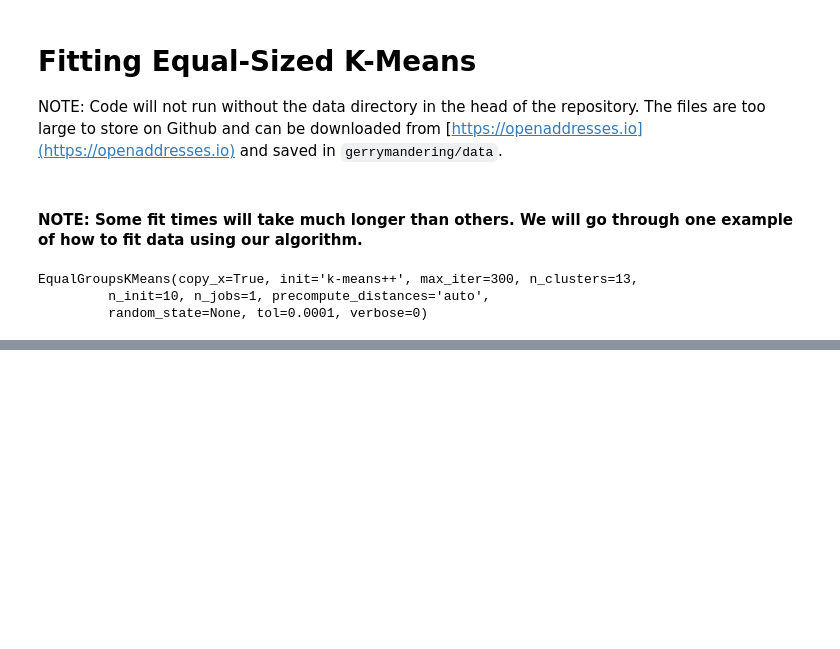
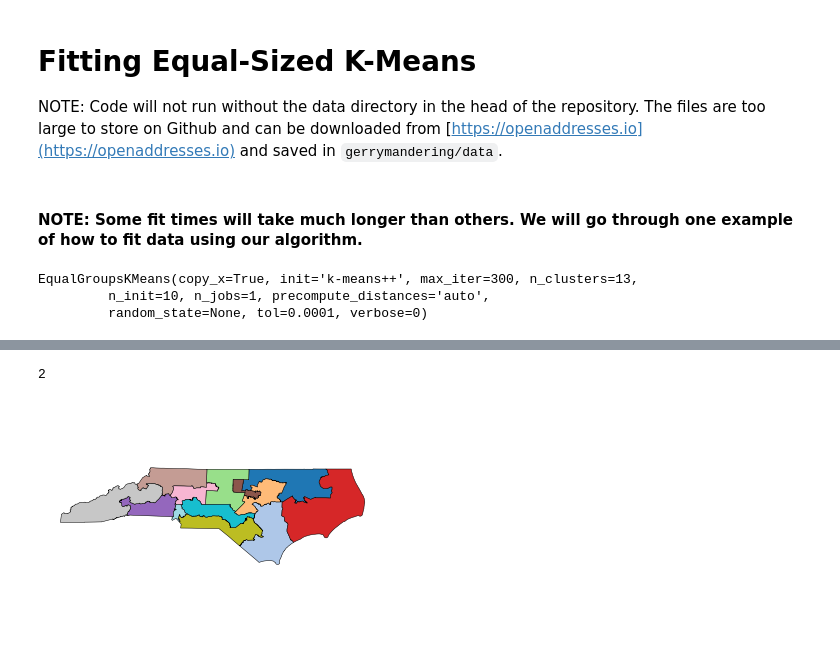
Before and after one commit to indiana-nikel/gerrymandering, a Jupyter notebook: src/python/fit_states.ipynb, the cells around one changed output, grey strips where cells are left out. Drawn from its saved outputs; the diff is of its cells as text; code cells hidden in the pictures; blank space fills up the shorter version.

Commit message:
Update dash layout

```diff
--- a/src/python/fit_states.ipynb
+++ b/src/python/fit_states.ipynb
@@ -27,7 +28,7 @@ import plotly.express as px
 from tqdm.notebook import tqdm
 # %%
 # Read in summary data
-df_state_info = pd.read_csv("../../dash/state_summary.csv")
+df_state_info = pd.read_csv("../../dash/state_summary.csv", dtype={"fips": str})
 # %%
 # Consolidate address files (if separated)
 ## Set static variables
@@ -57,6 +58,7 @@ for i in tqdm(df_state_info["state_abbrev"].str.lower()):
 # Define the state we are fitting as well as the number of congressional seats
 state = "nc"
 seats = df_state_info[df_state_info["state_abbrev"].str.lower() == state]["seats"].iloc[0]
+fips = df_state_info[df_state_info["state_abbrev"].str.lower() == state]["fips"].iloc[0]
 # %%
 # Read in addresses from the state
 df_state = pd.read_csv(root_directory + "/data/" + state + ".csv", low_memory=False)
@@ -103,0 +86,4 @@ X_plot.to_csv("../../usa/ar/clustered.csv")
+# %%
+45 // 20
+# %% [output]
+2
@@ -103,0 +93,29 @@ X_plot.to_csv("../../usa/ar/clustered.csv")
+# %%
+# Read in shapefiles
+## Congressional districts shapefile
+df_shp_base = gpd.read_file("../../shapefile/congressional_districts/tl_2019_us_cd116.shp")
+base_districts = df_shp_base[df_shp_base["STATEFP"] == fips]["geometry"]
+## State boundaries shapefile
+df_shp = gpd.read_file("../../shapefile/states/tl_2019_us_state.shp")
+base_state = df_shp[df_shp["STUSPS"].str.lower() == state]
+base_state_shape = base_state["geometry"].iloc[0]
+# %%
+# Get appropriate number of colors for plotting in `geopandas`
+cmap = cm.get_cmap('tab20', seats)
+colors = []
+for i in range(seats):
+    i -= (20 * (i // 20))
+    rgb = cmap(i)[:3]
+    colors.append(matplotlib.colors.rgb2hex(rgb))
+# %%
+# Plot and save image of current congressional districts
+fig, ax = plt.subplots(1)
+# base_state.plot(color=colors, ax=ax, linewidth=1, edgecolor='0')
+base_districts.plot(color=colors, ax=ax, linewidth=0.5, edgecolor='0')
+df_shp[df_shp["STUSPS"].str.lower() == state]["geometry"]
+ax.set_axis_off()
+plt.axis("equal")
+plt.savefig("../../img/"+ state + "_cd.png", bbox_inches='tight')
+plt.show()
+# %% [output]
+[figure, added]
```
Also changed, not shown: parts of 5 cells of this notebook, 7 other files.
